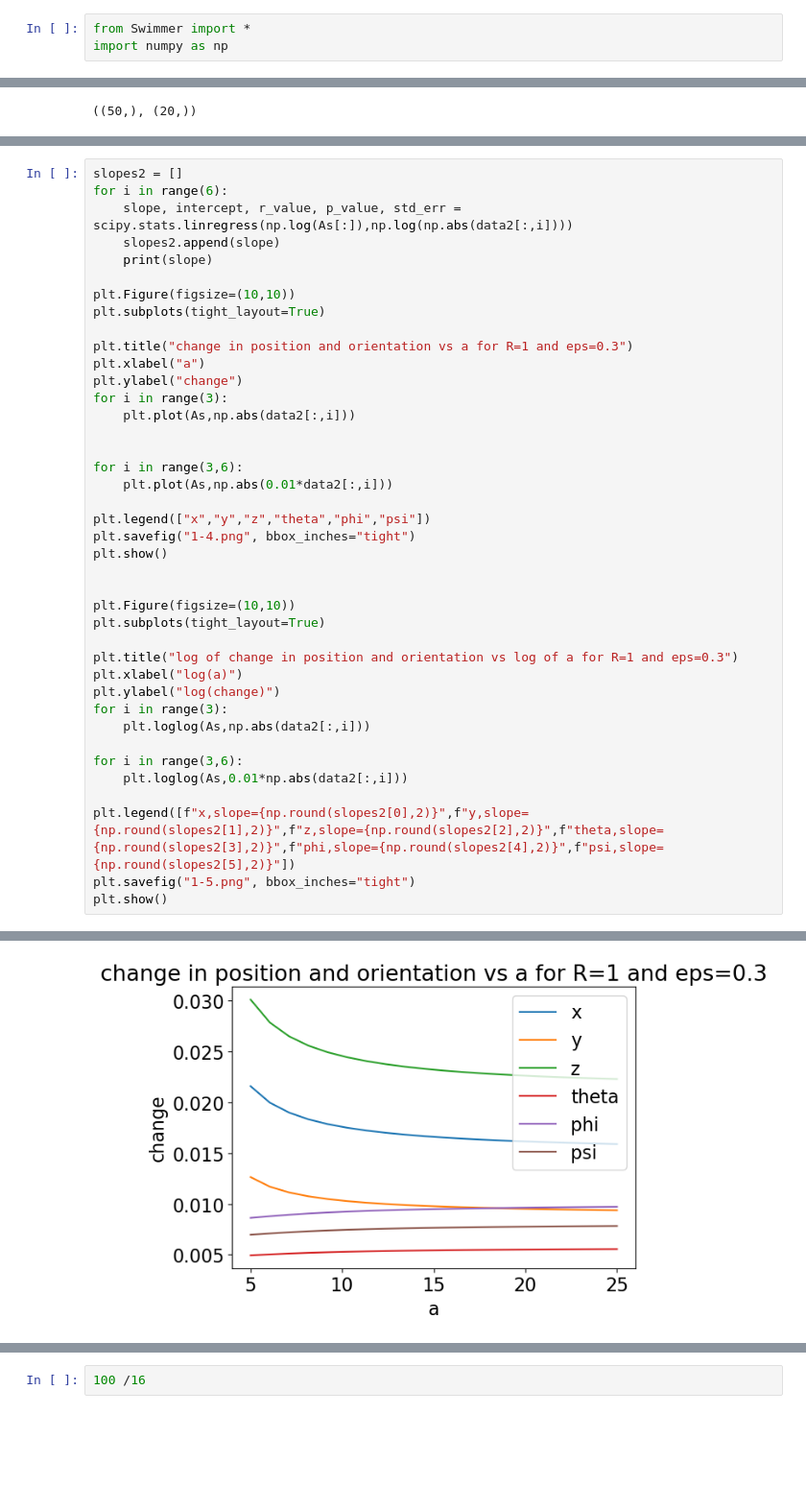
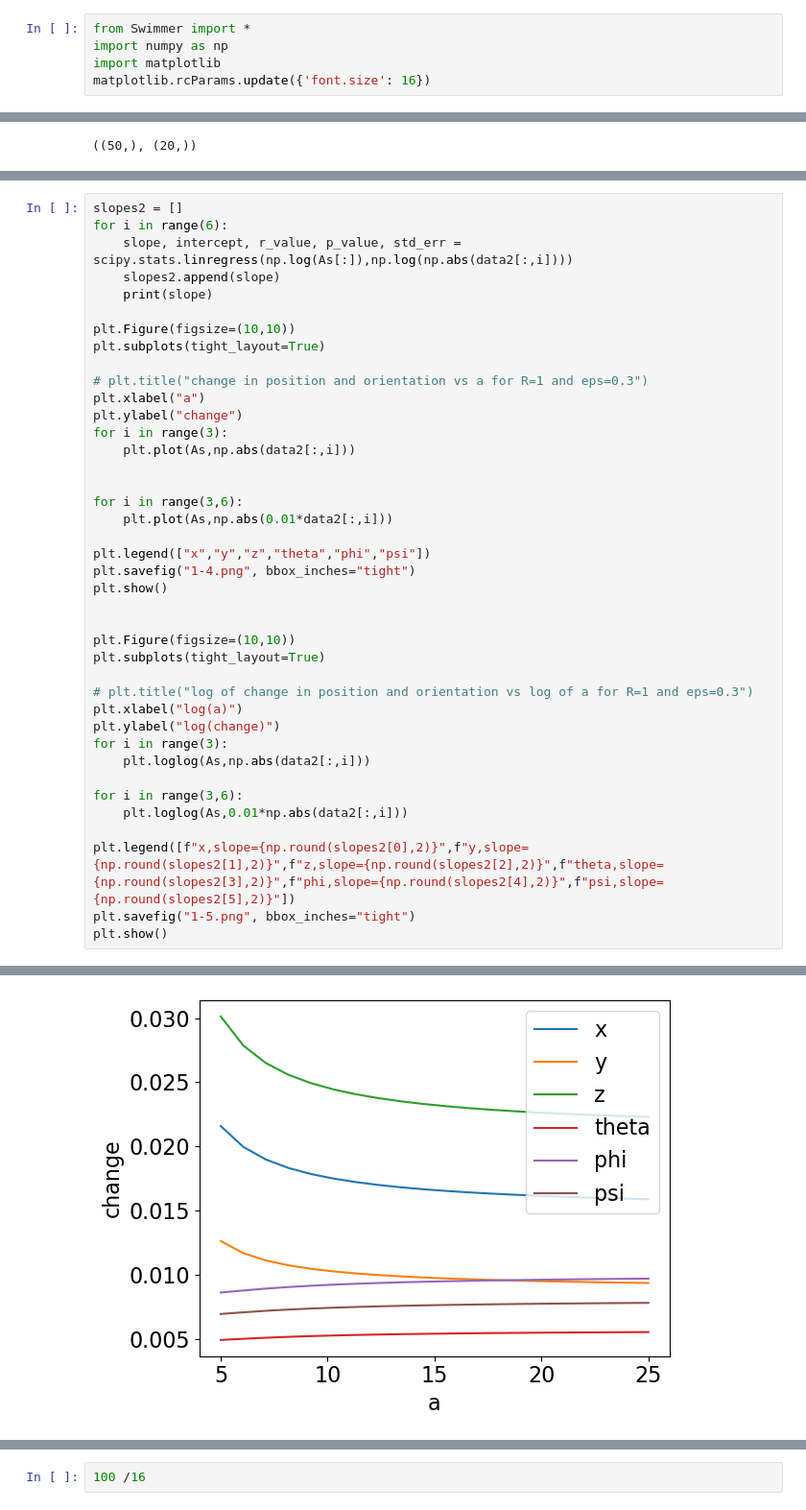
Before and after one commit to alireza-astane/starSwimmer3D, a Jupyter notebook: phase1.ipynb, the cells around one changed output, grey strips where cells are left out. Shown at 96% size. Cells and saved outputs as stored; diff of their text form; blank space fills up the shorter version.

```diff
--- a/phase1.ipynb
+++ b/phase1.ipynb
@@ -1,6 +1,8 @@
 # %%
 from Swimmer import *
 import numpy as np
+import matplotlib
+matplotlib.rcParams.update({'font.size': 16})
 # %% [markdown]
 ## Initialization
 # %%
@@ -517,7 +518,7 @@ for i in range(6):
 plt.Figure(figsize=(10,10))
 plt.subplots(tight_layout=True)
 
-plt.title("change in position and orientation vs a for R=1 and eps=0.3")
+# plt.title("change in position and orientation vs a for R=1 and eps=0.3")
 plt.xlabel("a")
 plt.ylabel("change")
 for i in range(3):
@@ -526,32 +527,32 @@ for i in range(3):
 
 for i in range(3,6):
     plt.plot(As,np.abs(0.01*data2[:,i]))
 
 plt.legend(["x","y","z","theta","phi","psi"])
 plt.savefig("1-4.png", bbox_inches="tight")
 plt.show()
 
 
 plt.Figure(figsize=(10,10))
 plt.subplots(tight_layout=True)
 
-plt.title("log of change in position and orientation vs log of a for R=1 and eps=0.3")
+# plt.title("log of change in position and orientation vs log of a for R=1 and eps=0.3")
 plt.xlabel("log(a)")
 plt.ylabel("log(change)")
 for i in range(3):
     plt.loglog(As,np.abs(data2[:,i]))
 
 for i in range(3,6):
     plt.loglog(As,0.01*np.abs(data2[:,i]))
 
 plt.legend([f"x,slope={np.round(slopes2[0],2)}",f"y,slope={np.round(slopes2[1],2)}",f"z,slope={np.round(slopes2[2],2)}",f"theta,slope={np.round(slopes2[3],2)}",f"phi,slope={np.round(slopes2[4],2)}",f"psi,slope={np.round(slopes2[5],2)}"])
 plt.savefig("1-5.png", bbox_inches="tight")
 plt.show()
 # %% [output]
 -0.16659725329922934
 -0.16180152675140125
 -0.16294937419612868
 0.07081448339547222
 0.071383717137344
 0.07046730196010045
-[figure, old version]
+[figure, new version]
```
Also changed, not shown: parts of 10 cells of this notebook, 27 other files.
